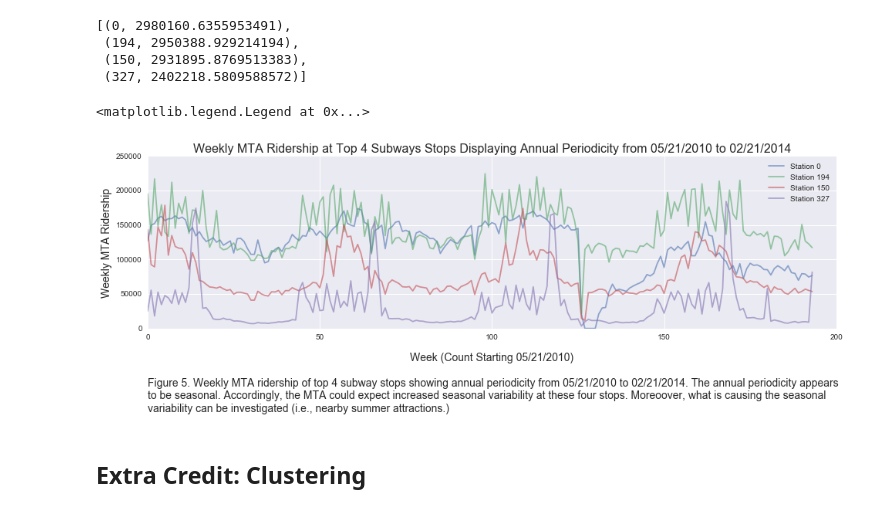
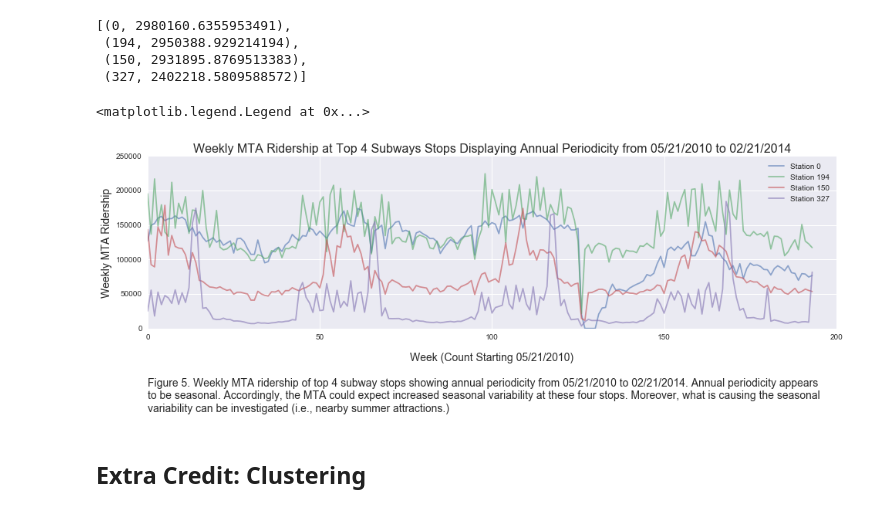
Before and after one commit to jvani/PUI2016_jmv423, a Jupyter notebook: HW9_jmv423/Assignment1_jmv423.ipynb, the cells around one changed output. Drawn from its saved outputs; the diff is of its cells as text; code cells hidden in the pictures.

```diff
--- a/HW9_jmv423/Assignment1_jmv423.ipynb
+++ b/HW9_jmv423/Assignment1_jmv423.ipynb
@@ -121,7 +121,7 @@ cardtype_T.head()
 # %%
 # Find card types, which had uses == 0 to exclude complex structure.
 exc_cards = []
-[exc_cards.append(x) for x in cardtype_T.columns for i in cardtype_T[x] if i <1 if x not in exc_cards]
+[exc_cards.append(x) for x in cardtype_T.columns for i in cardtype_T[x] if i < 1 if x not in exc_cards]
 
 # Plot figure.
 fig, (ax) = pl.subplots(nrows=1, ncols=1, figsize=(16, 4))
@@ -129,10 +129,12 @@ fig, (ax) = pl.subplots(nrows=1, ncols=1, figsize=(16, 4))
 # Plot card types without complex structure (i.e., card use == 0).
 for x in cardtype_T:
     if x not in exc_cards:
-        ax.plot(range(194), np.log(cardtype_T[x]).rolling(window=4, center=False).mean())
+        ax.plot(range(194),
+                np.log(cardtype_T[x]).rolling(window=4, center=False).mean())
 ax.set_xlabel('Week (Count Starting 05/21/2010)', fontsize=14, labelpad=15)
 ax.set_ylabel('Log of 4 Week Rolling Mean Ridership', fontsize=14)
-ax.set_title('Log of 4 Week Rolling Mean Subway Ridership from 05/21/2010 to 02/21/2014', fontsize=16)
+ax.set_title('Log of 4 Week Rolling Mean Subway Ridership from 05/21/2010 \
+to 02/21/2014', fontsize=16)
 ax.text(0, 4.5, "Figure 2. Log of 4 Week Rolling Mean Subway Ridership \
 from 05/21/2010 to 02/21/2014. As illustrated, when removing for cards \
 which \nunderwent drastic structural change over the time series, the \
@@ -276,23 +277,23 @@ enum[0:4]
 # %%
 # Plot figure.
 fig, (ax) = pl.subplots(nrows=1, ncols=1, figsize=(16, 4))
 for x in [0, 194, 150, 327]:
     ax.plot(range(194), df3[x], alpha=0.6, zorder=2, label='Station ' + str(x))
 
 # Labels, etc.
 ax.set_xlabel('Week (Count Starting 05/21/2010)', fontsize=14, labelpad=15)
 ax.set_ylabel('Weekly MTA Ridership', fontsize=14)
 ax.set_title('Weekly MTA Ridership at Top 4 Subways Stops Displaying Annual \
 Periodicity from 05/21/2010 to 02/21/2014', fontsize=16)
 ax.text(0, -120000, "Figure 5. Weekly MTA ridership of top 4 subway stops showing annual \
-periodicity from 05/21/2010 to 02/21/2014. The annual periodicity appears \nto be \
+periodicity from 05/21/2010 to 02/21/2014. Annual periodicity appears \nto be \
 seasonal. Accordingly, the MTA could expect increased seasonal variability \
-at these four stops. Moreoover, what is causing the seasonal \nvariability can \
+at these four stops. Moreover, what is causing the seasonal \nvariability can \
 be investigated (i.e., nearby summer attractions.)", fontsize=14)
 ax.legend(loc='upper right')
 # %% [output]
 <matplotlib.legend.Legend at 0x...>
-[figure, old version]
+[figure, new version]
 # %% [markdown]
 ## Extra Credit: Clustering
 # %%
```
Also changed, not shown: parts of 1 cell of this notebook.
